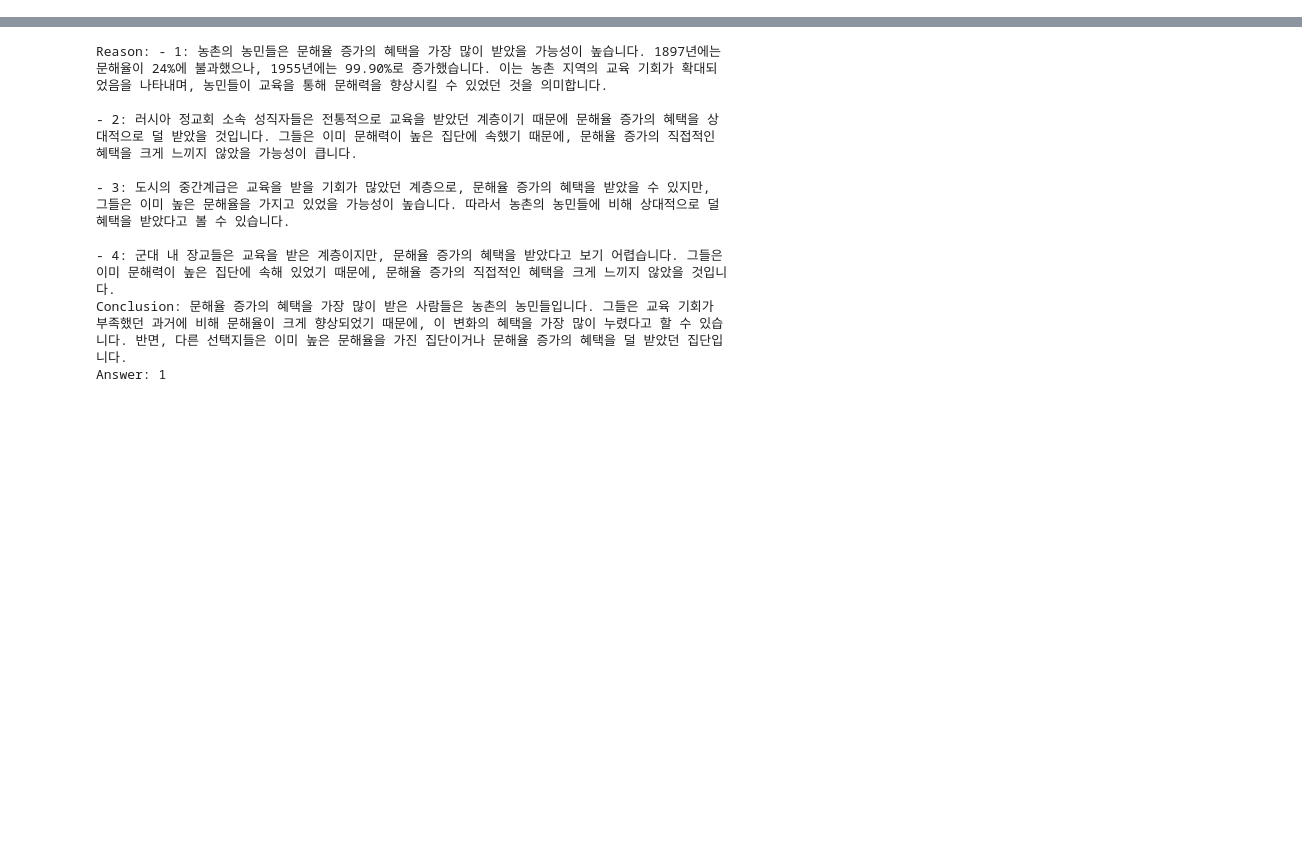
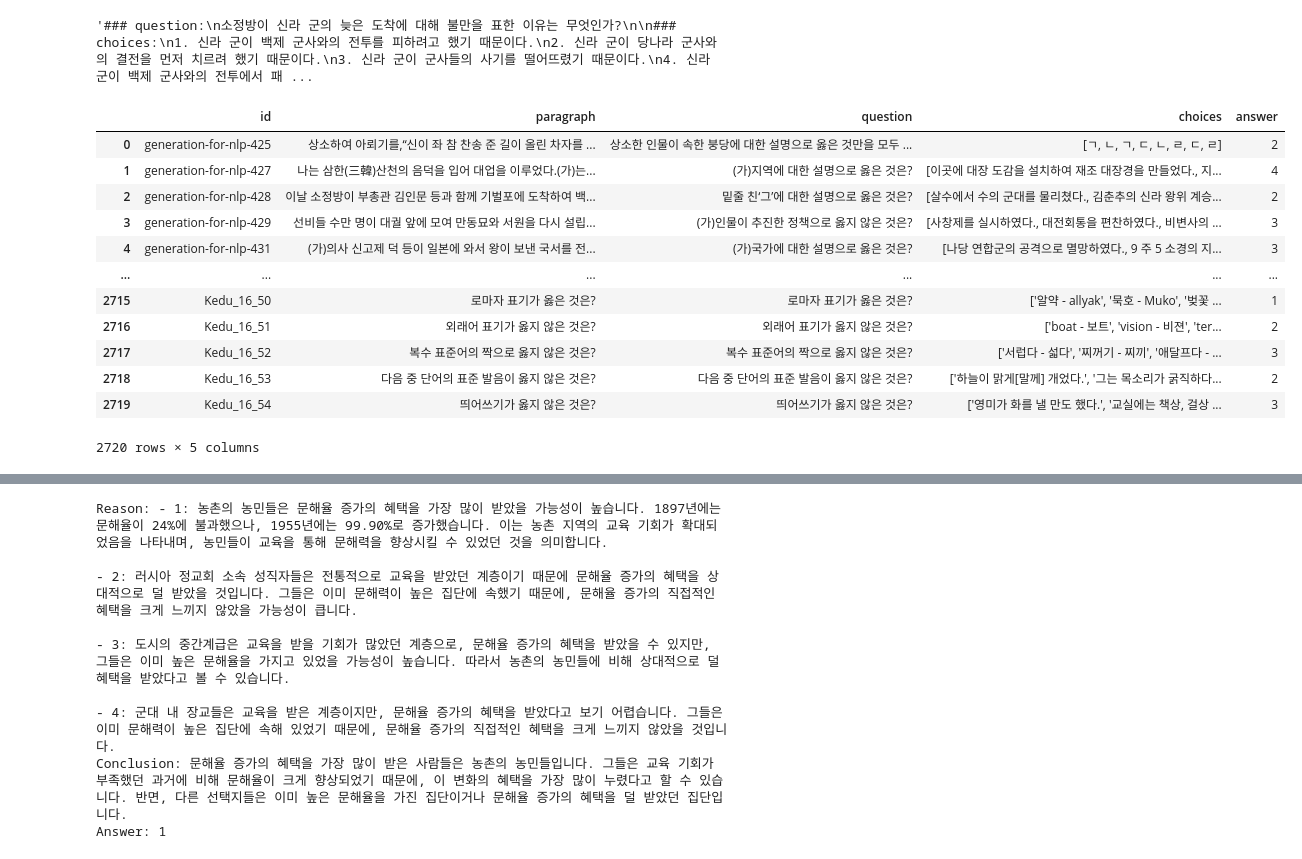
Before and after one commit to boostcampaitech7/level2-nlp-generationfornlp-nlp-10-lv3, a Jupyter notebook: EDA/eda2_gyeom.ipynb, the cells around one changed output, grey strips where cells are left out. Cells and saved outputs as stored; diff of their text form; code cells hidden in the pictures; blank space fills up the shorter version.

```diff
--- a/EDA/eda2_gyeom.ipynb
+++ b/EDA/eda2_gyeom.ipynb
@@ -158,0 +501,21 @@ idx_111
+# %%
+tmp = check_mismatch(result['paragraph'][2],result['question'][2])
+tmp
+# %% [output]
+'### question:\n소정방이 신라 군의 늦은 도착에 대해 불만을 표한 이유는 무엇인가?\n\n### choices:\n1. 신라 군이 백제 군사와의 전투를 피하려고 했기 때문이다.\n2. 신라 군이 당나라 군사와의 결전을 먼저 치르려 했기 때문이다.\n3. 신라 군이 군사들의 사기를 떨어뜨렸기 때문이다.\n4. 신라 군이 백제 군사와의 전투에서 패 ...
+# %%
+result
+# %% [output]
+|  | id | paragraph | question | choices | answer |
+| 0 | generation-for-nlp-425 | 상소하여 아뢰기를,“신이 좌 참 찬송 준 길이 올린 차자를 ... | 상소한 인물이 속한 붕당에 대한 설명으로 옳은 것만을 모두 ... | [ㄱ, ㄴ, ㄱ, ㄷ, ㄴ, ㄹ, ㄷ, ㄹ] | 2 |
+| 1 | generation-for-nlp-427 | 나는 삼한(三韓)산천의 음덕을 입어 대업을 이루었다.(가)는... | (가)지역에 대한 설명으로 옳은 것은? | [이곳에 대장 도감을 설치하여 재조 대장경을 만들었다., 지... | 4 |
+| 2 | generation-for-nlp-428 | 이날 소정방이 부총관 김인문 등과 함께 기벌포에 도착하여 백... | 밑줄 친‘그’에 대한 설명으로 옳은 것은? | [살수에서 수의 군대를 물리쳤다., 김춘추의 신라 왕위 계승... | 2 |
+| 3 | generation-for-nlp-429 | 선비들 수만 명이 대궐 앞에 모여 만동묘와 서원을 다시 설립... | (가)인물이 추진한 정책으로 옳지 않은 것은? | [사창제를 실시하였다., 대전회통을 편찬하였다., 비변사의 ... | 3 |
+| 4 | generation-for-nlp-431 | (가)의사 신고제 덕 등이 일본에 와서 왕이 보낸 국서를 전... | (가)국가에 대한 설명으로 옳은 것은? | [나당 연합군의 공격으로 멸망하였다., 9 주 5 소경의 지... | 3 |
+| ... | ... | ... | ... | ... | ... |
+| 2715 | Kedu_16_50 | 로마자 표기가 옳은 것은? | 로마자 표기가 옳은 것은? | ['알약 - allyak', '묵호 - Muko', '벚꽃 ... | 1 |
+| 2716 | Kedu_16_51 | 외래어 표기가 옳지 않은 것은? | 외래어 표기가 옳지 않은 것은? | ['boat - 보트', 'vision - 비젼', 'ter... | 2 |
+| 2717 | Kedu_16_52 | 복수 표준어의 짝으로 옳지 않은 것은? | 복수 표준어의 짝으로 옳지 않은 것은? | ['서럽다 - 섧다', '찌꺼기 - 찌끼', '애달프다 - ... | 3 |
+| 2718 | Kedu_16_53 | 다음 중 단어의 표준 발음이 옳지 않은 것은? | 다음 중 단어의 표준 발음이 옳지 않은 것은? | ['하늘이 맑게[말께] 개었다.', '그는 목소리가 굵직하다... | 2 |
+| 2719 | Kedu_16_54 | 띄어쓰기가 옳지 않은 것은? | 띄어쓰기가 옳지 않은 것은? | ['영미가 화를 낼 만도 했다.', '교실에는 책상, 걸상 ... | 3 |
+2720 rows × 5 columns
```
Also changed, not shown: parts of 21 cells of this notebook.
